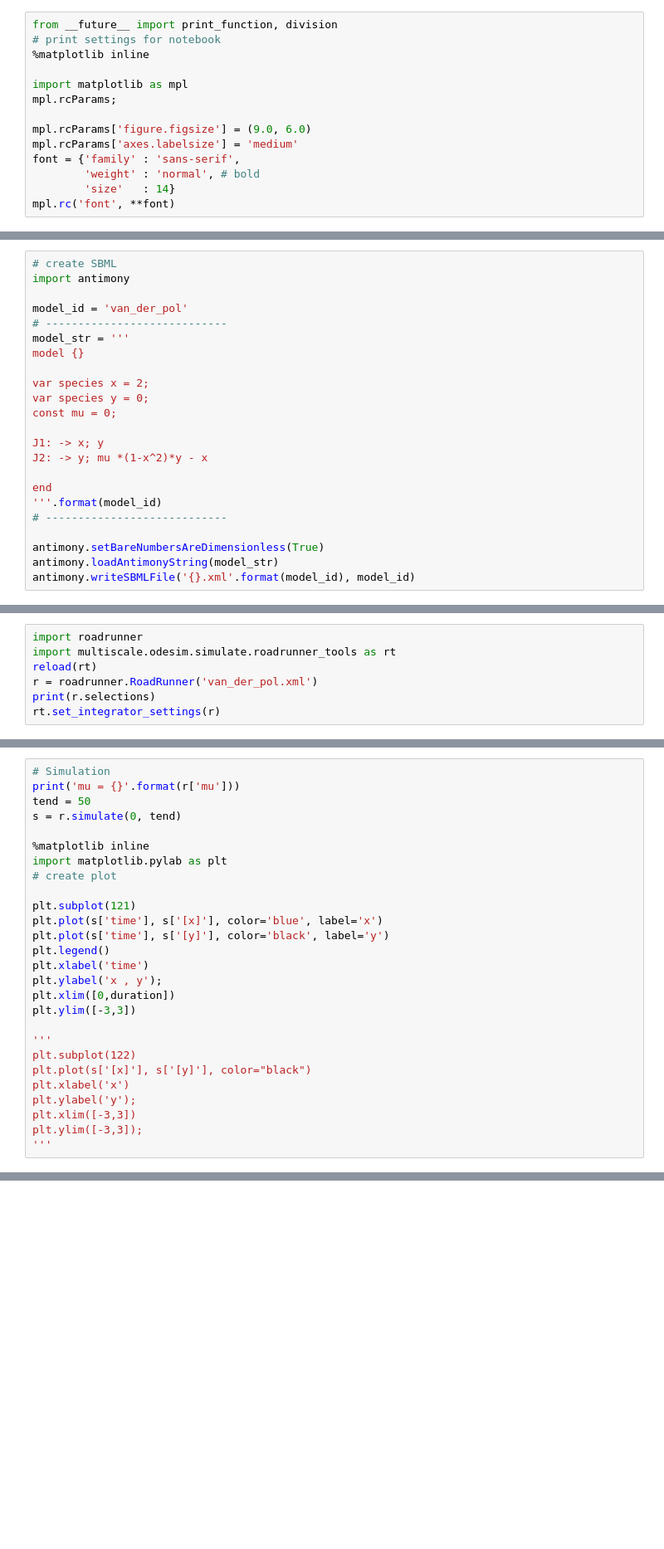
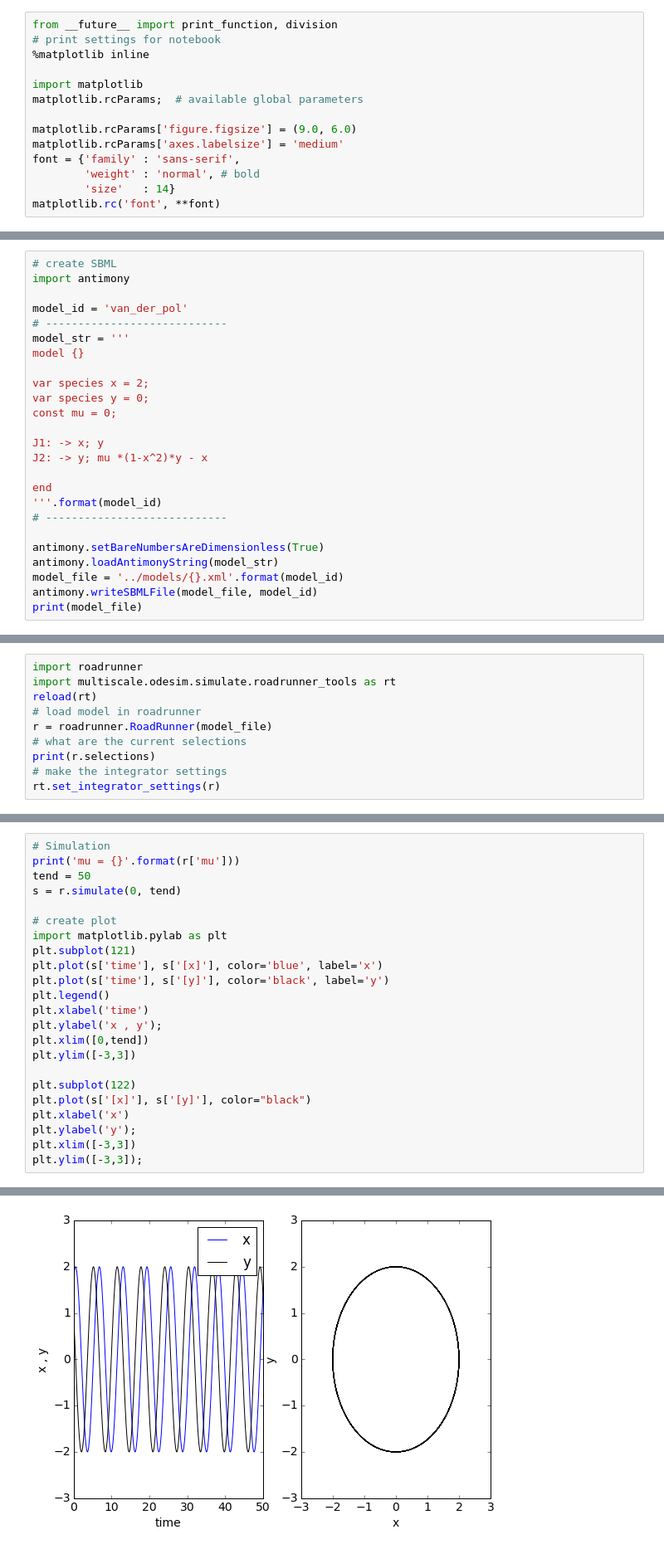
Before and after one commit to jingyayeah/multiscale-galactose, a Jupyter notebook: python/multiscalepy/multiscale/examples/notebook/van_der_pol.ipynb, the cells around one changed output, grey strips where cells are left out. Shown at 83% size. Cells and saved outputs as stored; diff of their text form; blank space fills up the shorter version.

```diff
--- a/python/multiscalepy/multiscale/examples/notebook/van_der_pol.ipynb
+++ b/python/multiscalepy/multiscale/examples/notebook/van_der_pol.ipynb
@@ -38,15 +38,15 @@ from __future__ import print_function, division
 # print settings for notebook
 %matplotlib inline
 
-import matplotlib as mpl
-mpl.rcParams;
+import matplotlib
+matplotlib.rcParams;  # available global parameters
 
-mpl.rcParams['figure.figsize'] = (9.0, 6.0)
-mpl.rcParams['axes.labelsize'] = 'medium'
+matplotlib.rcParams['figure.figsize'] = (9.0, 6.0)
+matplotlib.rcParams['axes.labelsize'] = 'medium'
 font = {'family' : 'sans-serif',
         'weight' : 'normal', # bold
         'size'   : 14}
-mpl.rc('font', **font)
+matplotlib.rc('font', **font)
 # %% [markdown]
 ## SBML Model
 Now the model description of the Van der Pol oscillator in a standard format for computational models, the Systems Biology Markup Language ([SBML](www.sbml.org)) is created [Hucka2003]. This allows to analyse the model in a multitude of tools supporting SBML, to name a few
@@ -79,5 +79,7 @@ end
 
 antimony.setBareNumbersAreDimensionless(True)
 antimony.loadAntimonyString(model_str)
-antimony.writeSBMLFile('{}.xml'.format(model_id), model_id)
+model_file = '../models/{}.xml'.format(model_id)
+antimony.writeSBMLFile(model_file, model_id)
+print(model_file)
 # %% [output]
@@ -115,8 +130,11 @@ We can now use the defined model for some simulations. We use `roadrunner` for t
 import roadrunner
 import multiscale.odesim.simulate.roadrunner_tools as rt
 reload(rt)
-r = roadrunner.RoadRunner('van_der_pol.xml')
+# load model in roadrunner
+r = roadrunner.RoadRunner(model_file)
+# what are the current selections
 print(r.selections)
+# make the integrator settings
 rt.set_integrator_settings(r)
 # %% [output]
 ['time', '[x]', '[y]']
@@ -142,24 +160,21 @@ print('mu = {}'.format(r['mu']))
 tend = 50
 s = r.simulate(0, tend)
 
-%matplotlib inline
+# create plot
 import matplotlib.pylab as plt
-# create plot
-
 plt.subplot(121)
 plt.plot(s['time'], s['[x]'], color='blue', label='x')
 plt.plot(s['time'], s['[y]'], color='black', label='y')
 plt.legend()
 plt.xlabel('time')
 plt.ylabel('x , y');
-plt.xlim([0,duration])
+plt.xlim([0,tend])
 plt.ylim([-3,3])
 
-'''
 plt.subplot(122)
 plt.plot(s['[x]'], s['[y]'], color="black")
 plt.xlabel('x')
 plt.ylabel('y');
 plt.xlim([-3,3])
 plt.ylim([-3,3]);
-'''
+# %% [output]
@@ -165,0 +182 @@ plt.ylim([-3,3]);
+[figure, added]
```
Also changed, not shown: parts of 17 cells of this notebook, 4 other files.
